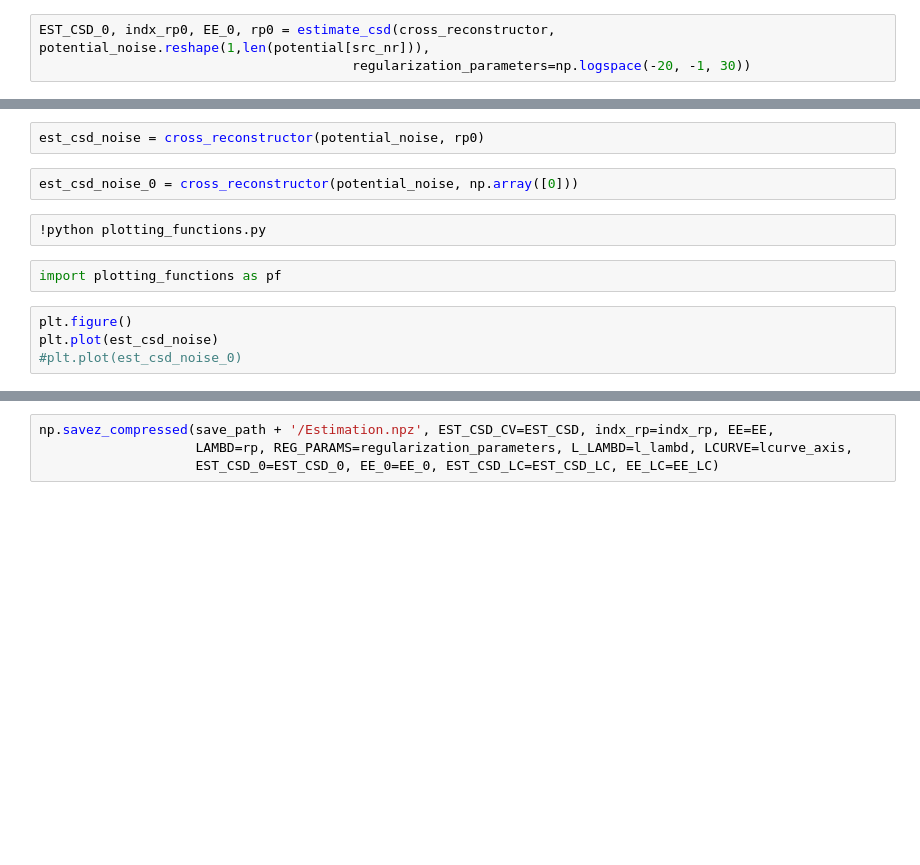
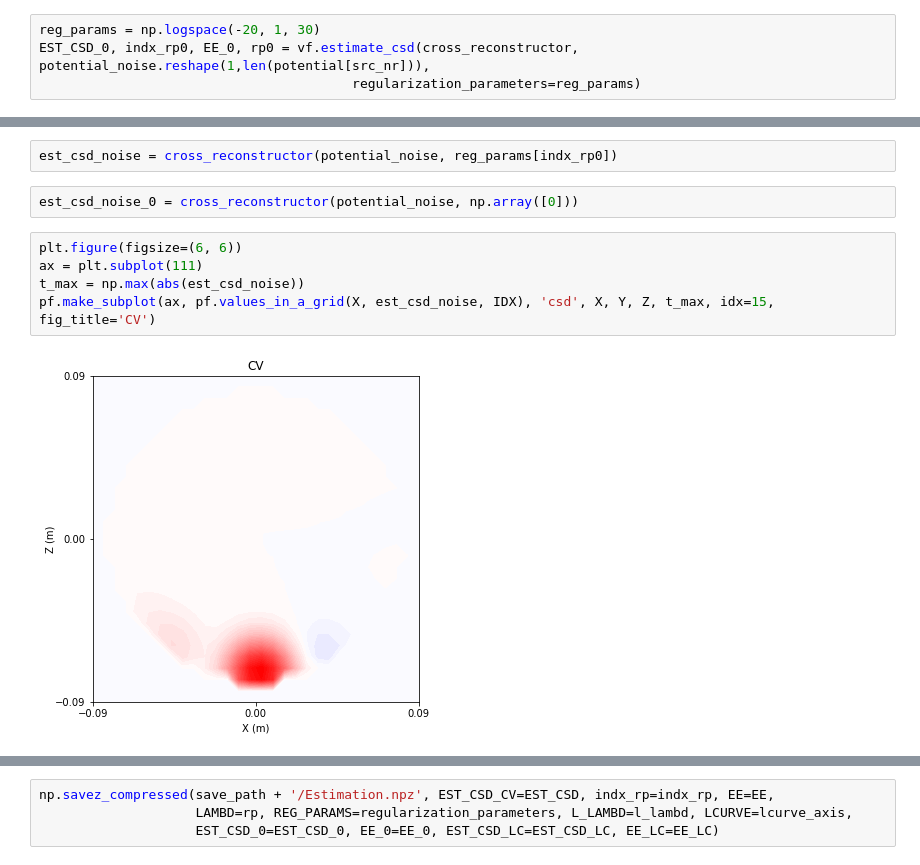
Before and after one commit to Neuroinflab/kESI, a Jupyter notebook: extras/validation/reconstruction_with_cv.ipynb, the cells around one changed output, grey strips where cells are left out. Saved outputs shown, nothing was run; the diff lists cells and outputs as text; blank space fills up the shorter version.

```diff
--- a/extras/validation/reconstruction_with_cv.ipynb
+++ b/extras/validation/reconstruction_with_cv.ipynb
@@ -437,3 +448,4 @@ plt.plot(lcurve_axis[1, np.where(lambdas==l_lambd)], lcurve_axis[0, np.where(lam
 # %%
-EST_CSD_0, indx_rp0, EE_0, rp0 = estimate_csd(cross_reconstructor, potential_noise.reshape(1,len(potential[src_nr])),
-                                        regularization_parameters=np.logspace(-20, -1, 30))
+reg_params = np.logspace(-20, 1, 30)
+EST_CSD_0, indx_rp0, EE_0, rp0 = vf.estimate_csd(cross_reconstructor, potential_noise.reshape(1,len(potential[src_nr])),
+                                        regularization_parameters=reg_params)
@@ -442,12 +474,11 @@ rp0
 # %%
-est_csd_noise = cross_reconstructor(potential_noise, rp0)
+est_csd_noise = cross_reconstructor(potential_noise, reg_params[indx_rp0])
 # %%
 est_csd_noise_0 = cross_reconstructor(potential_noise, np.array([0]))
-# %%
-!python plotting_functions.py
-# %%
-import plotting_functions as pf
-# %%
-plt.figure()
-plt.plot(est_csd_noise)
-#plt.plot(est_csd_noise_0)
+# %%
+plt.figure(figsize=(6, 6))
+ax = plt.subplot(111)
+t_max = np.max(abs(est_csd_noise))
+pf.make_subplot(ax, pf.values_in_a_grid(X, est_csd_noise, IDX), 'csd', X, Y, Z, t_max, idx=15, fig_title='CV')
+# %% [output]
+[figure, added]
```
Also changed, not shown: parts of 35 cells of this notebook, 3 other files.
